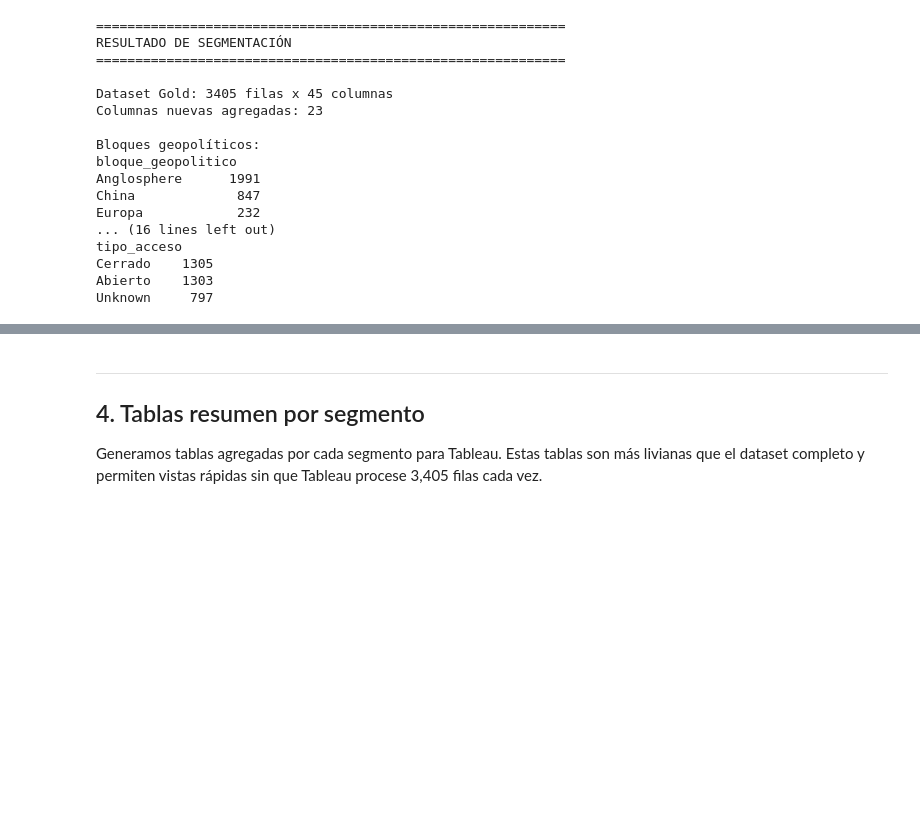
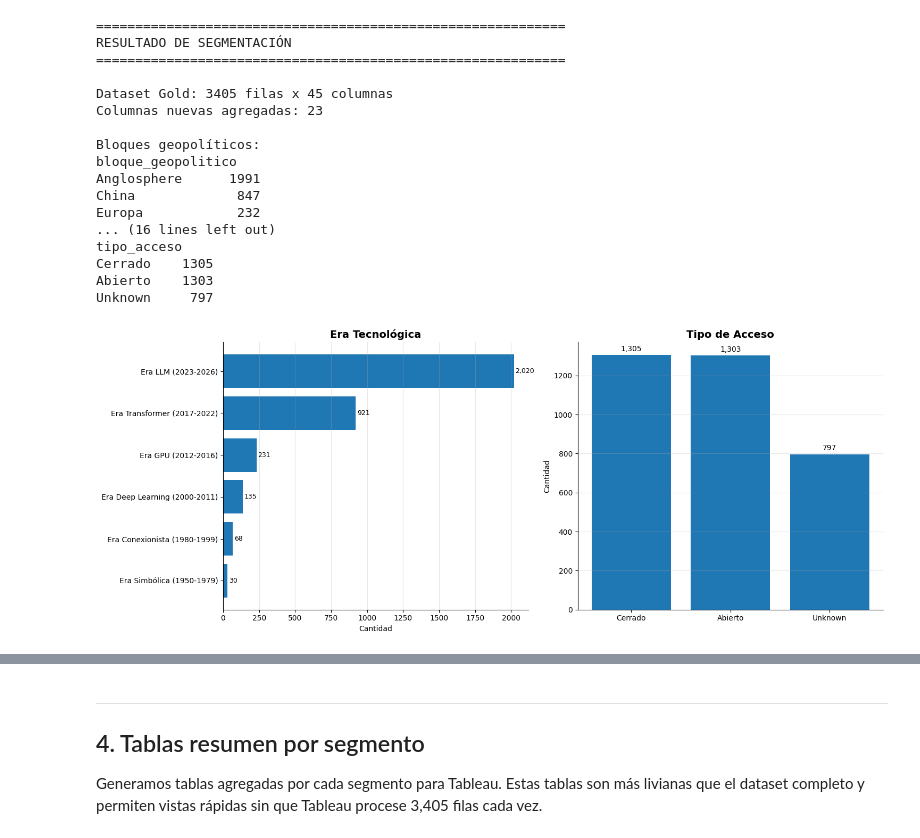
Before and after one commit to LuisLazaroMachado/Data_Visualization_TF, a Jupyter notebook: notebooks/04_segmentacion_calculos_semana11.ipynb, the cells around one changed output, grey strips where cells are left out. Cells and saved outputs as stored; diff of their text form; code cells hidden in the pictures; blank space fills up the shorter version.

Commit message:
Actualiza notebooks y segmentación. Agregacion de graficos mas bonitos en Eras y Tipos de Acceso

```diff
--- a/notebooks/04_segmentacion_calculos_semana11.ipynb
+++ b/notebooks/04_segmentacion_calculos_semana11.ipynb
@@ -165,6 +165,63 @@ tipo_acceso
 Cerrado    1305
 Abierto    1303
 Unknown     797
+# %%
+import matplotlib.pyplot as plt
+
+fig, axes = plt.subplots(1, 2, figsize=(15,6))
+
+# ==========================
+# Era tecnológica
+# ==========================
+era = df_gold["era_tecnologica"].value_counts().sort_values()
+
+bars1 = axes[0].barh(era.index, era.values)
+
+# Agregar etiquetas
+for bar in bars1:
+    valor = bar.get_width()
+    axes[0].text(
+        valor + 10,
+        bar.get_y() + bar.get_height()/2,
+        f"{int(valor):,}",
+        va="center",
+        fontsize=9
+    )
+
+axes[0].set_title("Era Tecnológica", fontsize=14, fontweight="bold")
+axes[0].set_xlabel("Cantidad")
+axes[0].grid(axis="x", alpha=0.3)
+axes[0].spines["top"].set_visible(False)
+axes[0].spines["right"].set_visible(False)
+
+# ==========================
+# Tipo de acceso
+# ==========================
+acceso = df_gold["tipo_acceso"].value_counts()
+
+bars2 = axes[1].bar(acceso.index, acceso.values)
+
+# Agregar etiquetas encima de cada barra
+for bar in bars2:
+    valor = bar.get_height()
+    axes[1].text(
+        bar.get_x() + bar.get_width()/2,
+        valor + 20,
+        f"{int(valor):,}",
+        ha="center",
+        fontsize=10
+    )
+
+axes[1].set_title("Tipo de Acceso", fontsize=14, fontweight="bold")
+axes[1].set_ylabel("Cantidad")
+axes[1].grid(axis="y", alpha=0.3)
+axes[1].spines["top"].set_visible(False)
+axes[1].spines["right"].set_visible(False)
+
+plt.tight_layout()
+plt.show()
+# %% [output]
+[figure, added]
 # %% [markdown]
 ---
 ## 3. Métricas derivadas
```
Also changed, not shown: parts of 5 cells of this notebook.
